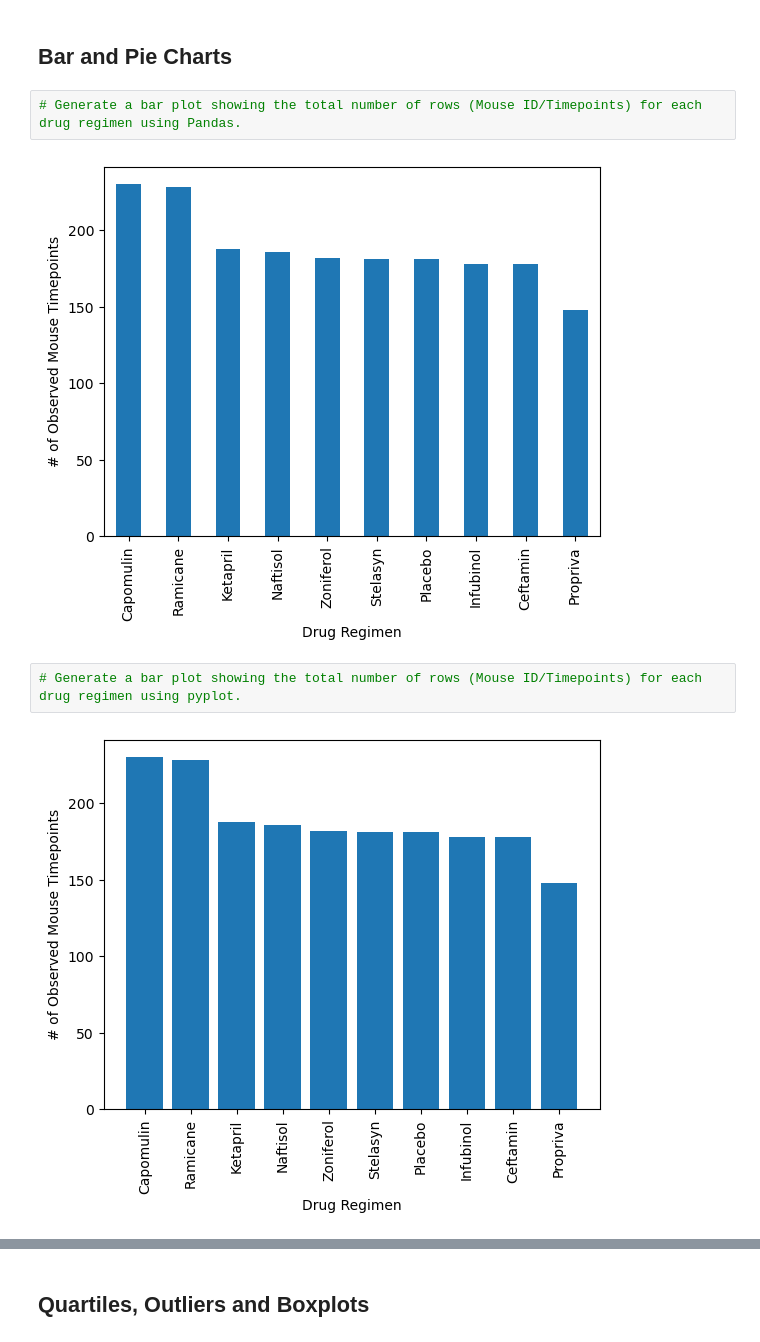
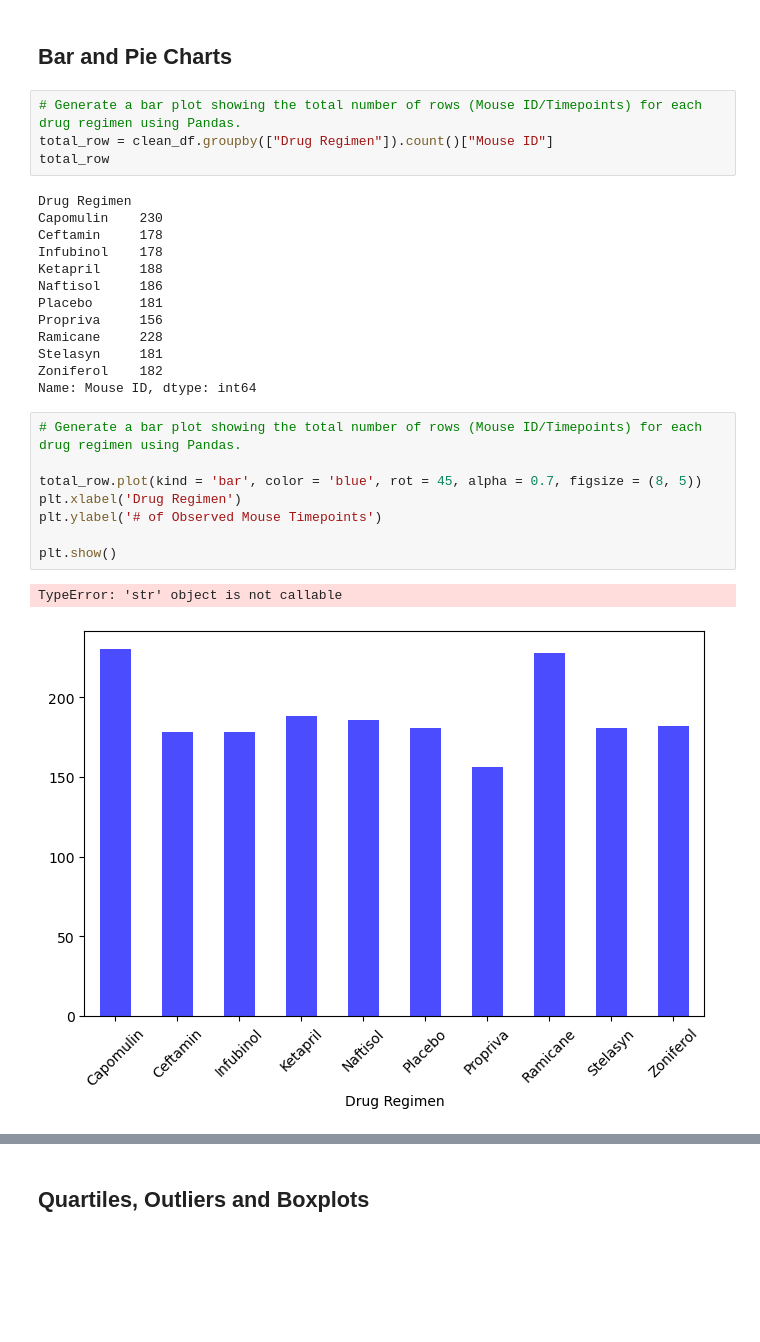
Before and after one commit to nkd2882/Pymaceuticals_Matplotlib, a Jupyter notebook: pymaceuticals_starter.ipynb, the cells around one changed output, grey strips where cells are left out. Drawn from its saved outputs; the diff is of its cells as text; blank space fills up the shorter version.

Commit message:
Almost done, need to debug errors

```diff
--- a/pymaceuticals_starter.ipynb
+++ b/pymaceuticals_starter.ipynb
@@ -132,9 +151,29 @@ clean_df["Mouse ID"].unique().size
 ## Bar and Pie Charts
 # %%
 # Generate a bar plot showing the total number of rows (Mouse ID/Timepoints) for each drug regimen using Pandas.
+total_row = clean_df.groupby(["Drug Regimen"]).count()["Mouse ID"]
+total_row
 # %% [output]
-[figure, removed]
+Drug Regimen
+Capomulin    230
+Ceftamin     178
+Infubinol    178
+Ketapril     188
+Naftisol     186
+Placebo      181
+Propriva     156
+Ramicane     228
+Stelasyn     181
+Zoniferol    182
+Name: Mouse ID, dtype: int64
 # %%
-# Generate a bar plot showing the total number of rows (Mouse ID/Timepoints) for each drug regimen using pyplot.
+# Generate a bar plot showing the total number of rows (Mouse ID/Timepoints) for each drug regimen using Pandas.
+
+total_row.plot(kind = 'bar', color = 'blue', rot = 45, alpha = 0.7, figsize = (8, 5))
+plt.xlabel('Drug Regimen')
+plt.ylabel('# of Observed Mouse Timepoints')
+
+plt.show()
 # %% [output]
+TypeError: 'str' object is not callable
-[figure, old version]
+[figure, new version]
```
Also changed, not shown: parts of 25 cells of this notebook.
